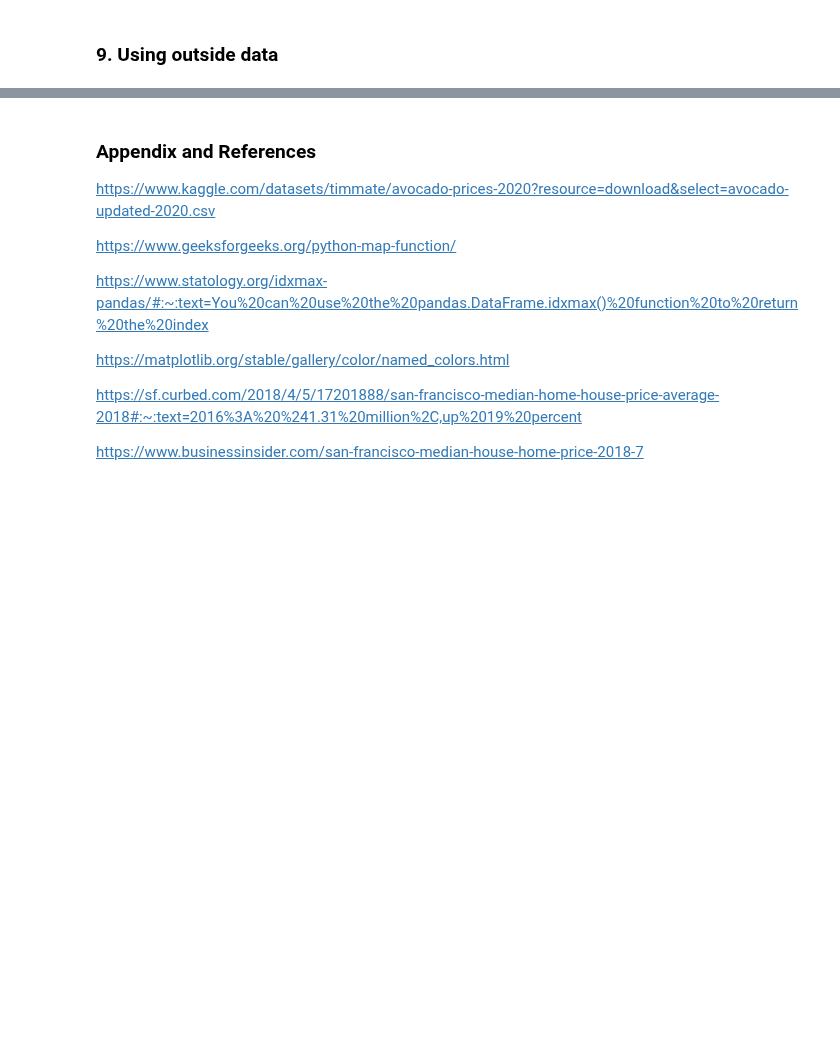
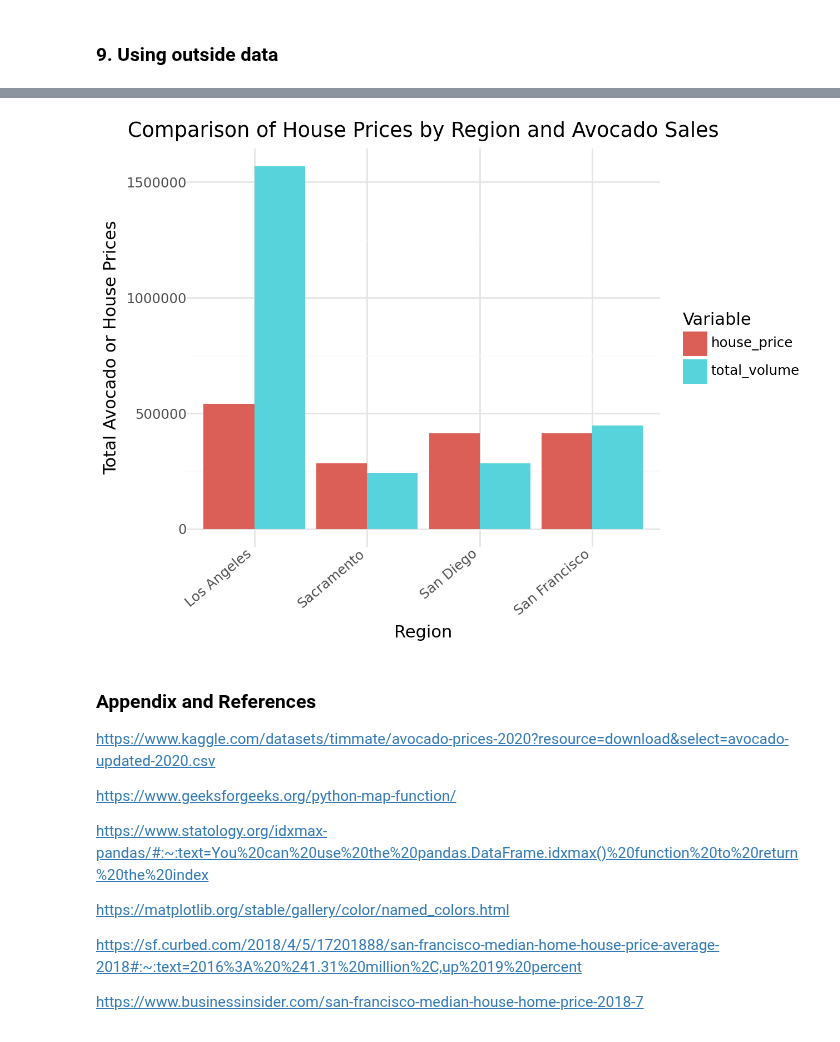
Before and after one commit to summerchurby/GSB-544, a Jupyter notebook: Lab2_AvocadoSales.ipynb, the cells around one changed output, grey strips where cells are left out. Cells and saved outputs as stored; diff of their text form; code cells hidden in the pictures; blank space fills up the shorter version.

```diff
--- a/Lab2_AvocadoSales.ipynb
+++ b/Lab2_AvocadoSales.ipynb
@@ -223,13 +223,13 @@ The California region that has the most difference of price between organic and
 # only include variables from data set listed in bar chart
 # include type, size, average sales, and geography
 filtered_variables = avocados.loc[avocados["geography"].isin(california),
-                                    ["geography", "type", "small", "large", "extralarge", "total_volume"]]
-new_ca = filtered_variables.melt(id_vars = ["geography", "type", "total_volume"],
+                                    ["geography", "type", "small", "large", "extralarge", "total_volume", "year"]]
+new_ca = filtered_variables.melt(id_vars = ["geography", "type", "total_volume", "year"],
                                     value_vars = ["small", "large", "extralarge"],
                                     var_name = "size",
                                     value_name = "sales")
 new_ca["size"] = pd.Categorical(new_ca["size"], categories=["extralarge", "large", "small"], ordered = True)
-average_sales = (new_ca.groupby(["type", "geography", "size"], as_index = False).agg(average_sales = ("sales", "mean")))
+average_sales = (new_ca.groupby(["type", "geography", "size", "year"], as_index = False).agg(average_sales = ("sales", "mean")))
 
 (ggplot(average_sales, aes(x = "geography", y = "average_sales", fill = "size"))
     + geom_bar(stat = "identity", position = "fill")
@@ -255,0 +247,8 @@ house_prices = pd.read_csv(r"C:\Users\achur\OneDrive\Desktop\School\CP Fall 2024
+# %%
+house_price = pd.read_csv(r"C:\Users\achur\OneDrive\Desktop\School\CP Fall 2024\544\HousePrices.csv")
+
+house_avocado = new_ca.merge(house_price, on =["geography", "year"], how = "left").reset_index()
+house_avocado["house_price"].fillna(house_avocado["house_price"].mean(), inplace=True)
+house_avocado = house_avocado.groupby(["geography"])[["total_volume", "house_price"]].mean().reset_index()
+avocado_long = pd.melt(house_avocado, id_vars = "geography", value_vars = ["total_volume", "house_price"], var_name = "Variable", value_name = "Value")
+print(avocado_long)
@@ -256,3 +277,12 @@ house_prices = pd.read_csv(r"C:\Users\achur\OneDrive\Desktop\School\CP Fall 2024
+# %%
+(ggplot(avocado_long, aes(x = "geography", y = "Value", fill = "Variable"))
+    + geom_bar(stat = "identity", position = "dodge")
+    + labs(x = "Region", y = "Total Avocado or House Prices", title = "Comparison of House Prices by Region and Avocado Sales")
+    + theme_minimal()
+    + theme(axis_text_x = element_text(angle = 40, hjust = 1))
+)
+# %% [output]
+[figure, added]
 # %% [markdown]
 ### Appendix and References
 https://www.kaggle.com/datasets/timmate/avocado-prices-2020?resource=download&select=avocado-updated-2020.csv
```
Also changed, not shown: parts of 2 cells of this notebook.
